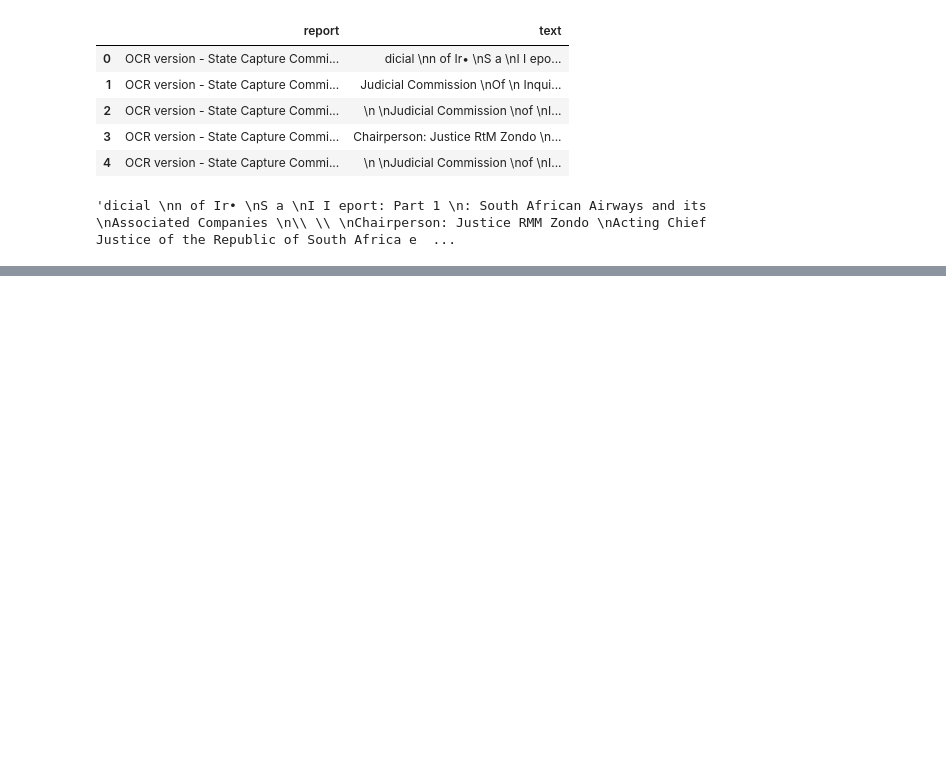
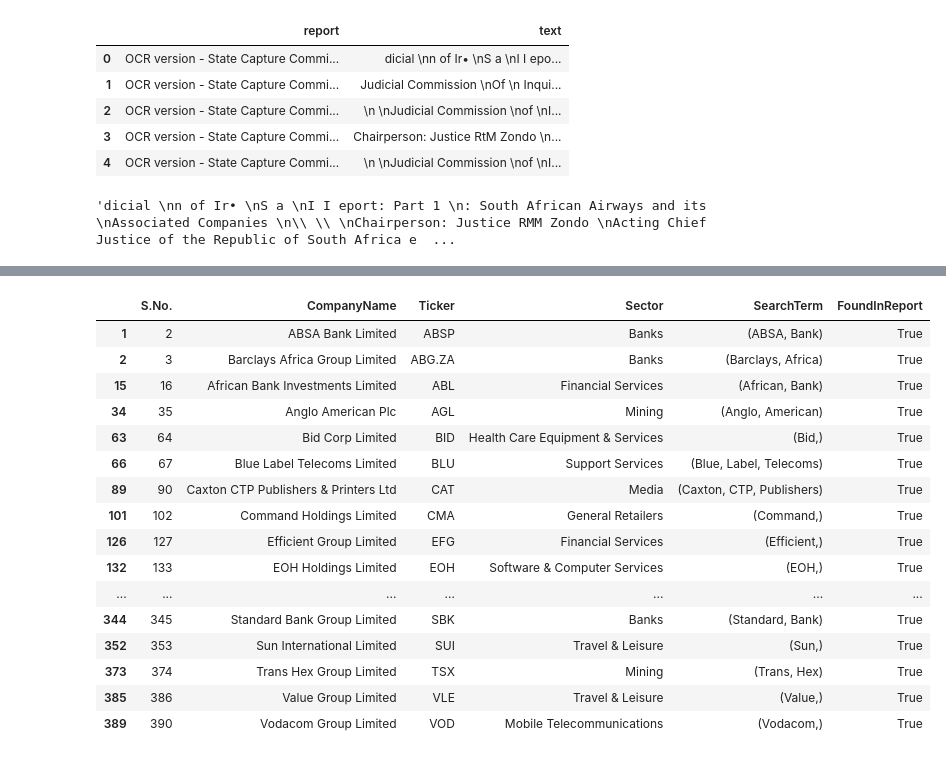
Before and after one commit to michaelfburke/zondo_analysis, a Jupyter notebook: new_approach.ipynb, the cells around one changed output, grey strips where cells are left out. Cells and saved outputs as stored; diff of their text form; code cells hidden in the pictures; blank space fills up the shorter version.

```diff
--- a/new_approach.ipynb
+++ b/new_approach.ipynb
@@ -134,0 +131,4 @@ Final list of companies to reconsider: ['Bid', 'Command', 'Efficient', 'EOH', 'F
+# %%
+# listed_companies = listed_companies.assign(search_term=lambda x: search_term(x.CompanyName))
+
+listed_companies['SearchTerm'] = listed_companies.apply(lambda row : search_term(row['CompanyName']), axis = 1)
@@ -134,0 +151,23 @@ Final list of companies to reconsider: ['Bid', 'Command', 'Efficient', 'EOH', 'F
+# %%
+from cmath import inf
+
+listed_companies["FoundInReport"] = "False"
+
+bigrams = list(nltk.bigrams(filtered_tokens))
+trigrams = list(nltk.trigrams(filtered_tokens))
+# final_list = []
+
+for ind in listed_companies.index:
+    searchterm = listed_companies['SearchTerm'][ind]
+    if len(searchterm) == 1:
+        if searchterm[0] in filtered_tokens:
+             print('1 word company appeared in text:', searchterm)
+             listed_companies.at[ind,'FoundInReport'] = True
+    if len(searchterm) == 2:
+        if searchterm in bigrams:
+            print('2 word company appeared in text:', searchterm)
+            listed_companies.at[ind,'FoundInReport'] = True
+    if len(searchterm) == 3:
+        if searchterm in trigrams:
+            print('3 word company appeared in text:', searchterm)
+            listed_companies.at[ind,'FoundInReport'] = True
@@ -134,0 +192,20 @@ Final list of companies to reconsider: ['Bid', 'Command', 'Efficient', 'EOH', 'F
+# %%
+listed_companies.loc[listed_companies['FoundInReport'] == True]
+# %% [output]
+|  | S.No. | CompanyName | Ticker | Sector | SearchTerm | FoundInReport |
+| 1 | 2 | ABSA Bank Limited | ABSP | Banks | (ABSA, Bank) | True |
+| 2 | 3 | Barclays Africa Group Limited | ABG.ZA | Banks | (Barclays, Africa) | True |
+| 15 | 16 | African Bank Investments Limited | ABL | Financial Services | (African, Bank) | True |
+| 34 | 35 | Anglo American Plc | AGL | Mining | (Anglo, American) | True |
+| 63 | 64 | Bid Corp Limited | BID | Health Care Equipment & Services | (Bid,) | True |
+| 66 | 67 | Blue Label Telecoms Limited | BLU | Support Services | (Blue, Label, Telecoms) | True |
+| 89 | 90 | Caxton CTP Publishers & Printers Ltd | CAT | Media | (Caxton, CTP, Publishers) | True |
+| 101 | 102 | Command Holdings Limited | CMA | General Retailers | (Command,) | True |
+| 126 | 127 | Efficient Group Limited | EFG | Financial Services | (Efficient,) | True |
+| 132 | 133 | EOH Holdings Limited | EOH | Software & Computer Services | (EOH,) | True |
+| ... | ... | ... | ... | ... | ... | ... |
+| 344 | 345 | Standard Bank Group Limited | SBK | Banks | (Standard, Bank) | True |
+| 352 | 353 | Sun International Limited | SUI | Travel & Leisure | (Sun,) | True |
+| 373 | 374 | Trans Hex Group Limited | TSX | Mining | (Trans, Hex) | True |
+| 385 | 386 | Value Group Limited | VLE | Travel & Leisure | (Value,) | True |
+| 389 | 390 | Vodacom Group Limited | VOD | Mobile Telecommunications | (Vodacom,) | True |
```
Also changed, not shown: parts of 11 cells of this notebook.
